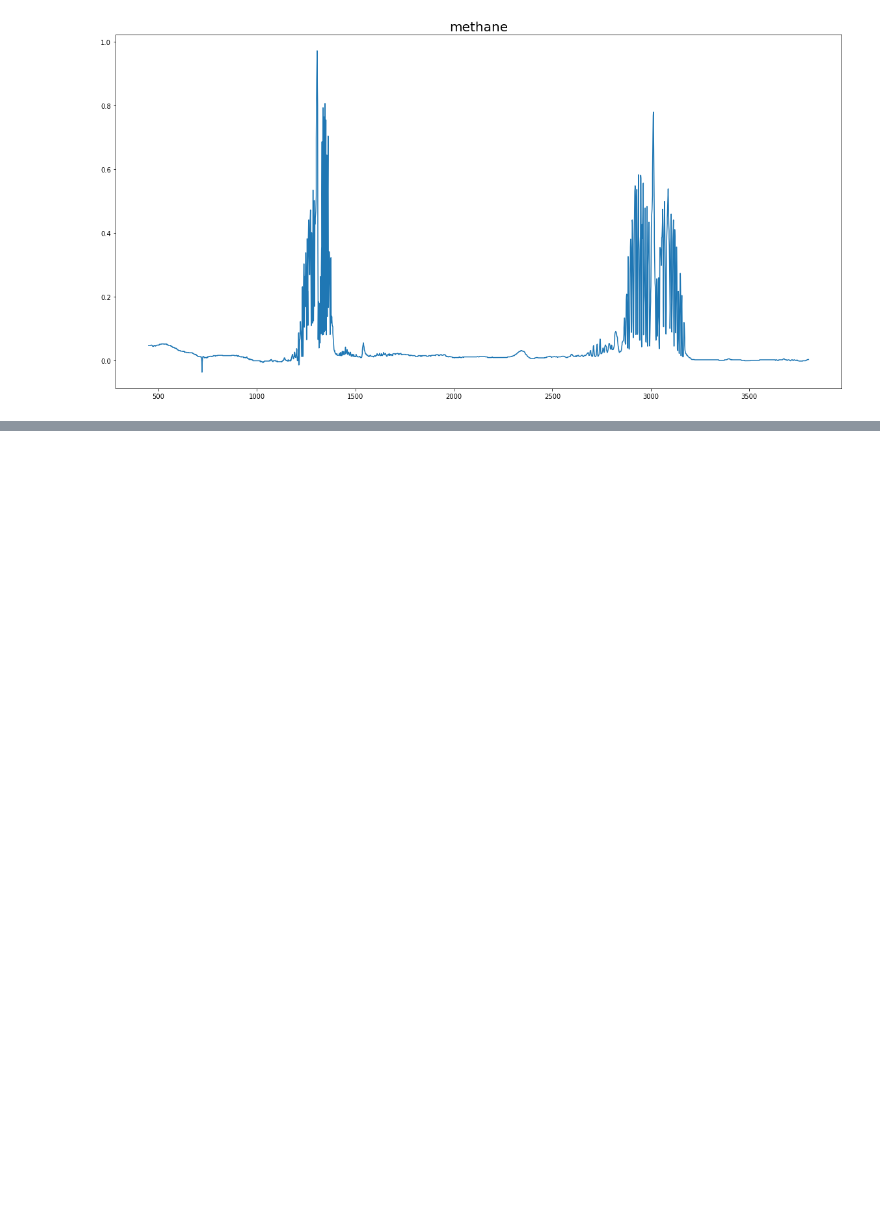
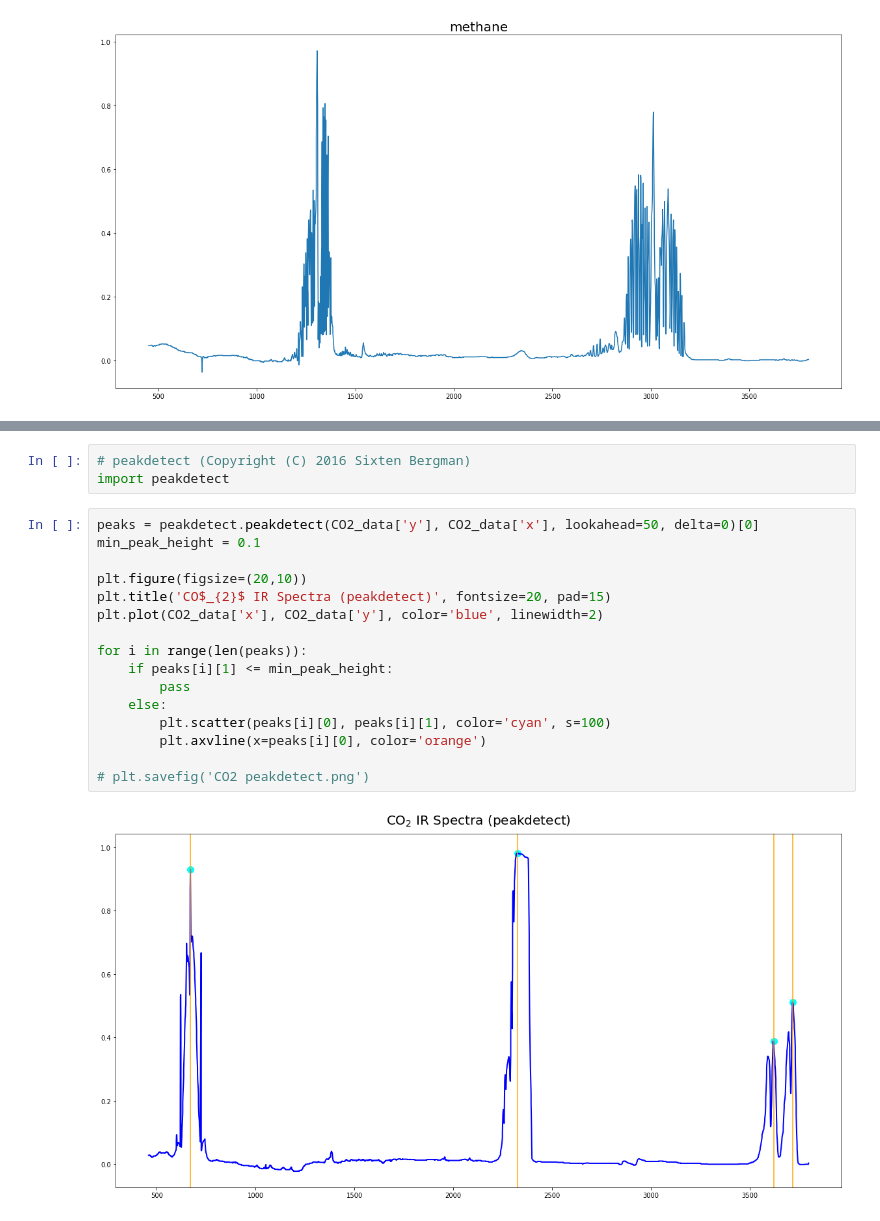
Before and after one commit to raman-noodles/Raman-noodles, a Jupyter notebook: Explore_Dev/Raman_dev.ipynb, the cells around one changed output, grey strips where cells are left out. Saved outputs shown, nothing was run; the diff lists cells and outputs as text; blank space fills up the shorter version.

```diff
--- a/Explore_Dev/Raman_dev.ipynb
+++ b/Explore_Dev/Raman_dev.ipynb
@@ -99,0 +132,21 @@ Linalool https://webbook.nist.gov/cgi/cbook.cgi?JCAMP=C78706&Index=0&Type=IR
+# %%
+# peakdetect (Copyright (C) 2016 Sixten Bergman)
+import peakdetect
+# %%
+peaks = peakdetect.peakdetect(CO2_data['y'], CO2_data['x'], lookahead=50, delta=0)[0]
+min_peak_height = 0.1
+
+plt.figure(figsize=(20,10))
+plt.title('CO$_{2}$ IR Spectra (peakdetect)', fontsize=20, pad=15)
+plt.plot(CO2_data['x'], CO2_data['y'], color='blue', linewidth=2)
+
+for i in range(len(peaks)):
+    if peaks[i][1] <= min_peak_height:
+        pass
+    else:
+        plt.scatter(peaks[i][0], peaks[i][1], color='cyan', s=100)
+        plt.axvline(x=peaks[i][0], color='orange')
+
+# plt.savefig('CO2 peakdetect.png')
+# %% [output]
+[figure, added]
```
Also changed, not shown: parts of 8 cells of this notebook.
